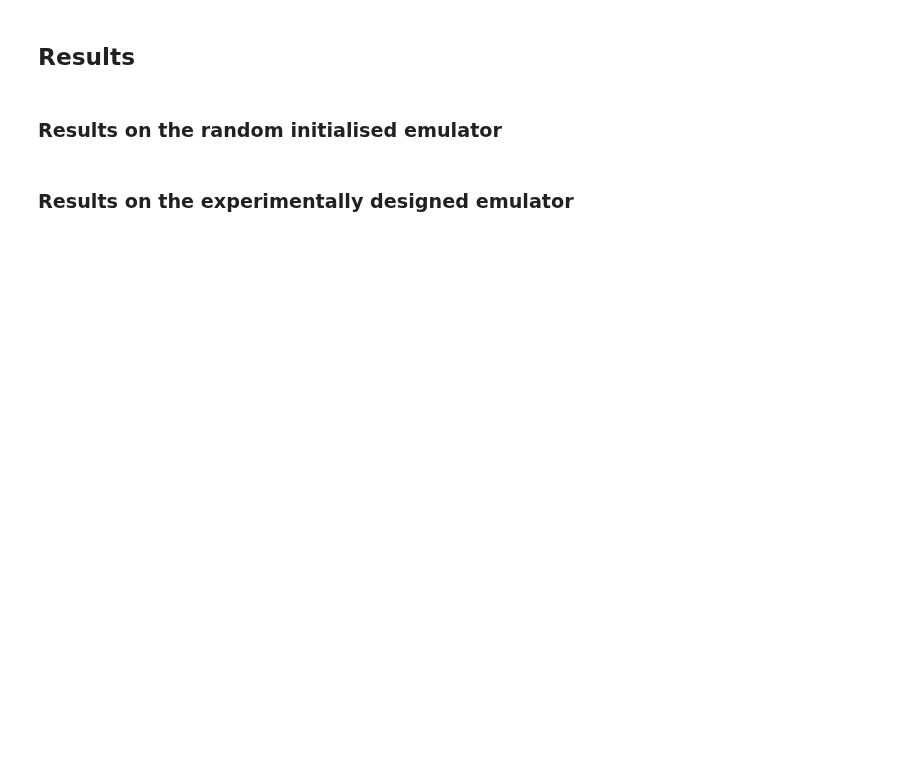
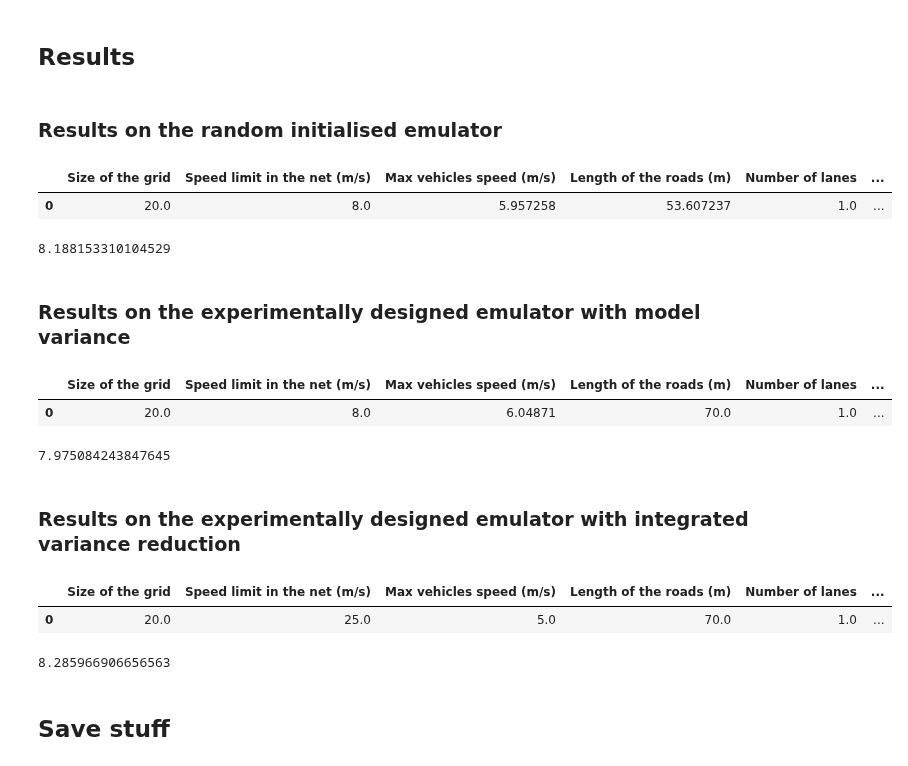
Before and after one commit to MatteoBettini/TrafficEmu, a Jupyter notebook: bayesian_optimization/bayesian_opt_time_loss.ipynb, the cells around one changed output. Cells and saved outputs as stored; diff of their text form; code cells hidden in the pictures; blank space fills up the shorter version.

```diff
--- a/bayesian_optimization/bayesian_opt_time_loss.ipynb
+++ b/bayesian_optimization/bayesian_opt_time_loss.ipynb
@@ -38,22 +41,25 @@ def user_function_time_loss(X):
     print(f'\nUser function time loss called with {X.shape[0]} inputs to simulate')
 
 
-    for gridSize, edgeMaxSpeed, numLanes, accel in X:
+    for gridSize, edgeMaxSpeed, maxSpeed, edgeLength, numLanes, accel in X:
         print(f'\nEvaluating input: {i+1} of {X.shape[0]}\n')
 
         alpha = 0.005
-        max_number_of_vehicles = ((gridSize - 1) * gridSize * 2 + 4 * gridSize) * 50 / 5
+        max_number_of_vehicles = ((gridSize - 1) * gridSize * 2 + 4 * gridSize) * edgeLength / 5
         period = 300/(max_number_of_vehicles * alpha)
 
         s = simulator.simulate(
             gridSize      = int(gridSize),
             edgeMaxSpeed  = edgeMaxSpeed,
+            maxSpeed      = maxSpeed,
+            edgeLength    = edgeLength,
             numberOfLanes = int(numLanes),
             accel         = accel,
             trips_generator_period = period
         )
         # average time loss / average route duration
         result.append(s['timeLoss']/s['duration'])
+        print(f'\nOutput {result[-1]}\n')
         i += 1
 
     # expand dims is essential or the acquition function breaks
@@ -71,3 +69,5 @@ parameter_space = ParameterSpace([gridSize, edgeMaxSpeed, numberOfLanes, accel])
+# %%
+parameter_space = config.get_parameter_space()
 # %% [markdown]
 ## Emulator
 # %% [markdown]
@@ -77,9 +77,14 @@ The first emulator we are going to analyse is the one that is just initilised wi
 # %% [markdown]
 We first sample at random 200 datapoints from the parameter space:
 # %%
-#init_X, init_Y = pickle.load(open('experimental_design/init_points/timeloss_200_init_points.pkl', 'rb'))
+init_X, init_Y = pickle.load(open('bayesian_optimization/init_points/270_init_points_timeLoss.pkl', 'rb'))
 
+'''
 design = RandomDesign(parameter_space)
-num_init_points = 250
+num_init_points = 270
 init_X = design.get_samples(num_init_points)
 init_Y = user_function_time_loss(init_X)
+init_points = init_X, init_Y
+with open(f'bayesian_optimization/init_points/{num_init_points}_init_points_timeLoss.pkl', "wb") as f:
+     pickle.dump(init_points, f)
+'''
@@ -118,5 +262,7 @@ bo_exp_design.run_loop(user_function_time_loss, n_iter_bo)
 # %% [markdown]
 ## Results
+# %%
+parameters_name = ['Size of the grid', 'Speed limit in the net (m/s)', 'Max vehicles speed (m/s)', 'Length of the roads (m)', 'Number of lanes', 'Accelleration (m/s^2)']
 # %% [markdown]
 ### Results on the random initialised emulator
 # %%
@@ -126,4 +270,13 @@ results_random_init.minimum_location
+# %%
+results_random_init_df = pd.DataFrame(results_random_init.minimum_location.reshape(1,-1))
+results_random_init_df.columns = parameters_name
+results_random_init_df
+# %% [output]
+|  | Size of the grid | Speed limit in the net (m/s) | Max vehicles speed (m/s) | Length of the roads (m) | Number of lanes | ... |
+| 0 | 20.0 | 8.0 | 5.957258 | 53.607237 | 1.0 | ... |
 # %%
 results_random_init.minimum_value*100
+# %% [output]
+8.188153310104529
 # %% [markdown]
-### Results on the experimentally designed emulator
+### Results on the experimentally designed emulator with model variance
@@ -134,2 +285,13 @@ results_exp_design.minimum_location
+# %%
+results_random_init_df = pd.DataFrame(results_model_variance.minimum_location.reshape(1,-1))
+results_random_init_df.columns = parameters_name
+results_random_init_df
+# %% [output]
+|  | Size of the grid | Speed limit in the net (m/s) | Max vehicles speed (m/s) | Length of the roads (m) | Number of lanes | ... |
+| 0 | 20.0 | 8.0 | 6.04871 | 70.0 | 1.0 | ... |
 # %%
-results_exp_design.minimum_value*100
+results_model_variance.minimum_value*100
+# %% [output]
+7.975084243847645
+# %% [markdown]
+### Results on the experimentally designed emulator with integrated variance reduction
@@ -135,0 +300,13 @@ results_exp_design.minimum_value*100
+# %%
+results_random_init_df = pd.DataFrame(results_integrated_variance.minimum_location.reshape(1,-1))
+results_random_init_df.columns = parameters_name
+results_random_init_df
+# %% [output]
+|  | Size of the grid | Speed limit in the net (m/s) | Max vehicles speed (m/s) | Length of the roads (m) | Number of lanes | ... |
+| 0 | 20.0 | 25.0 | 5.0 | 70.0 | 1.0 | ... |
+# %%
+results_integrated_variance.minimum_value*100
+# %% [output]
+8.285966906656563
+# %% [markdown]
+## Save stuff
```
Also changed, not shown: parts of 22 cells of this notebook, 9 other files.
